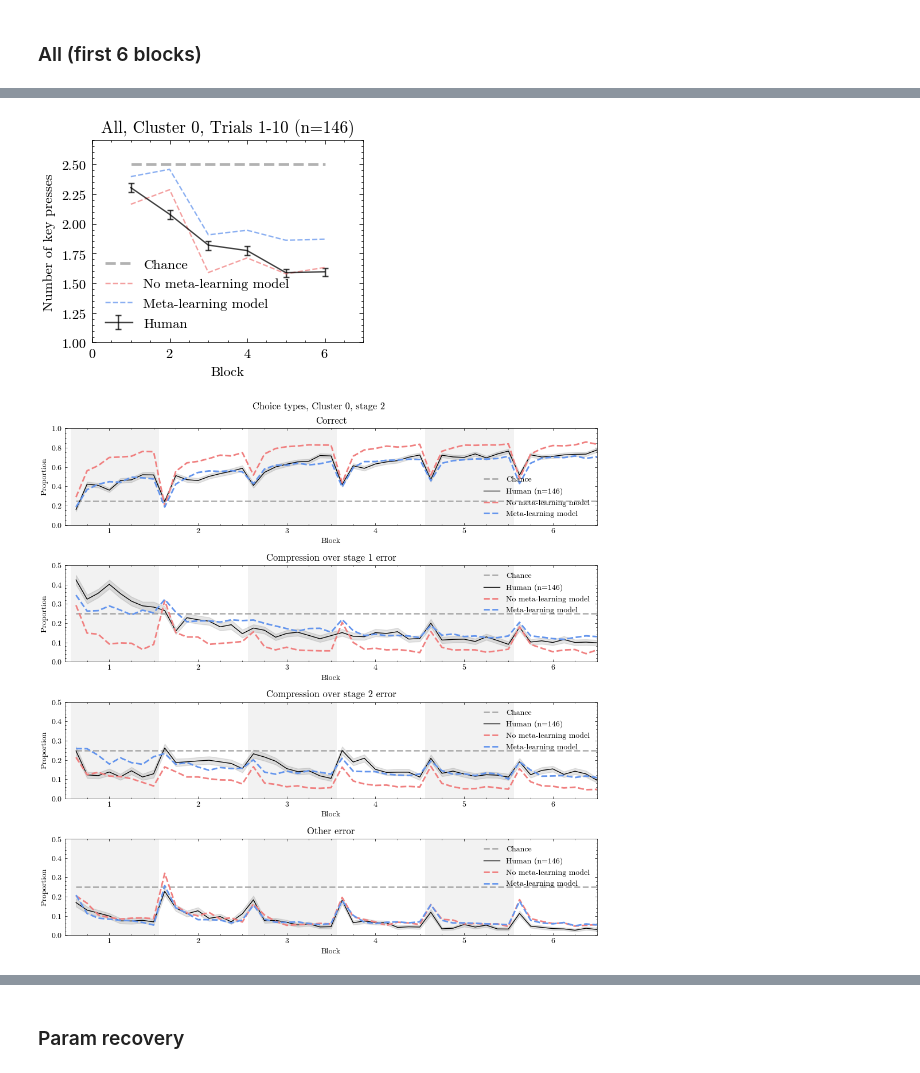
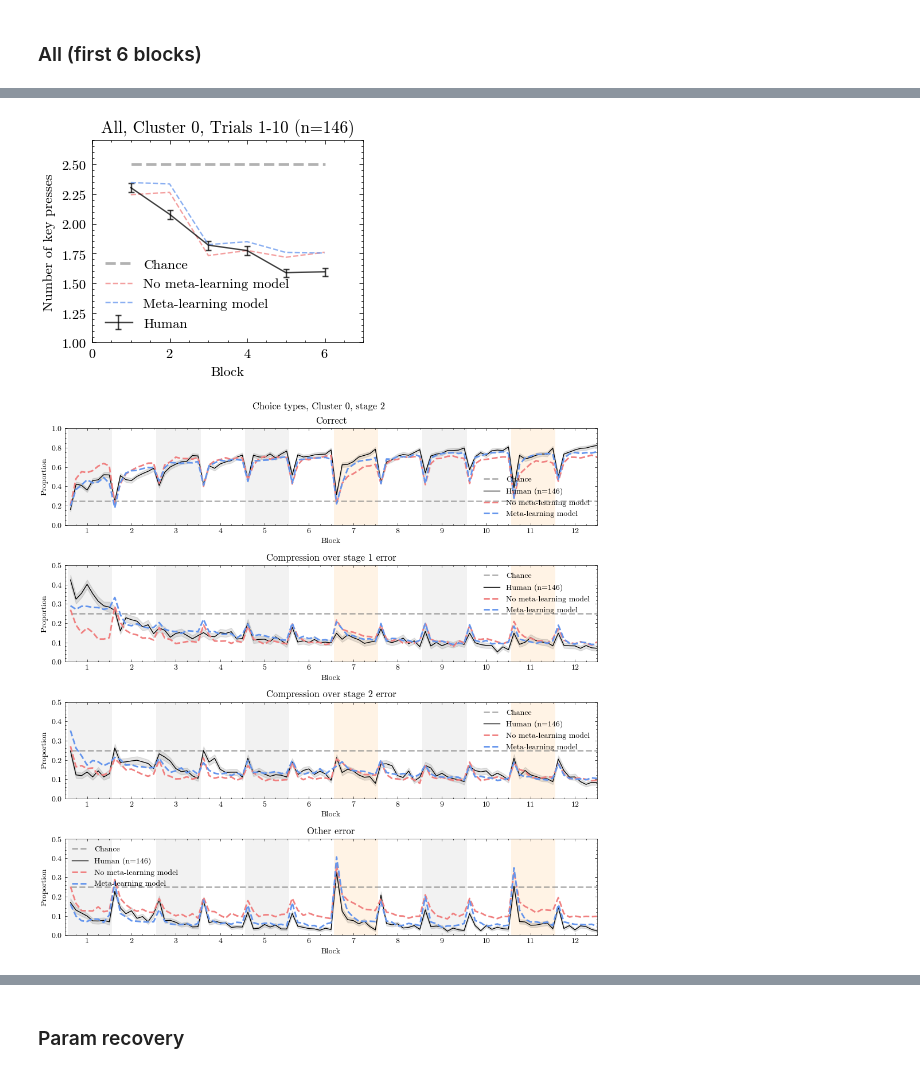
Before and after one commit to jl3676/learning_hierarchy, a Jupyter notebook: fit_models_first6.ipynb, the cells around one changed output, grey strips where cells are left out. Cells and saved outputs as stored; diff of their text form; code cells hidden in the pictures.

```diff
--- a/fit_models_first6.ipynb
+++ b/fit_models_first6.ipynb
@@ -76,7 +76,7 @@ meta_learning = True
 best_llh_all = np.zeros(num_subject)
 best_params_all = np.zeros((num_subject, len(param_names)))
 
-D = helpers.get_model_fit_data(this_data, num_block=6)
+D = helpers.get_model_fit_data(this_data, num_block=12)
 
 if __name__ == "__main__":
     inputs = []
@@ -169,11 +189,11 @@ if __name__ == "__main__":
 this_data = helpers.slice_data(all_data, meta_data, 'V1-V1', exp=[1,2], cluster=cluster)
 plotting.plot_validation_n_presses(this_data, data_sim_backward_no_meta, data_sim_backward, 'All', cluster, nblocks=6, m1='No meta-learning', m2='Meta-learning')
 # %% [output]
-[figure, old version]
+[figure, new version]
 # %%
-plotting.plot_validation_error_types(this_data, data_sim_backward_no_meta, data_sim_backward, 'All', cluster, nblocks=6, m1='No meta-learning', m2='Meta-learning', save_vector=True)
+plotting.plot_validation_error_types(this_data, data_sim_backward_no_meta, data_sim_backward, 'All', cluster, nblocks=12, m1='No meta-learning', m2='Meta-learning', save_vector=True)
 # %% [output]
-[figure, old version]
+[figure, new version]
 # %%
 plotting.plot_validation_PTS(data_sim_backward, 'Backward', ntrials=5, cond='V1-V1', save_vector=True, pallette=None)
 # %% [output]
```
Also changed, not shown: parts of 3 cells of this notebook, 9 other files.
